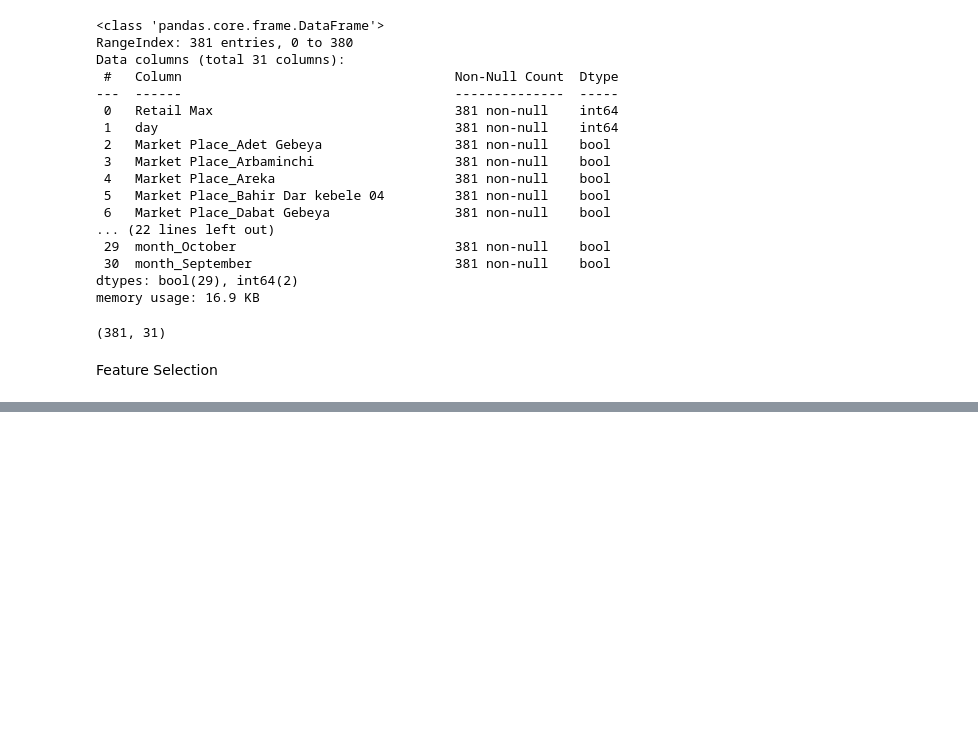
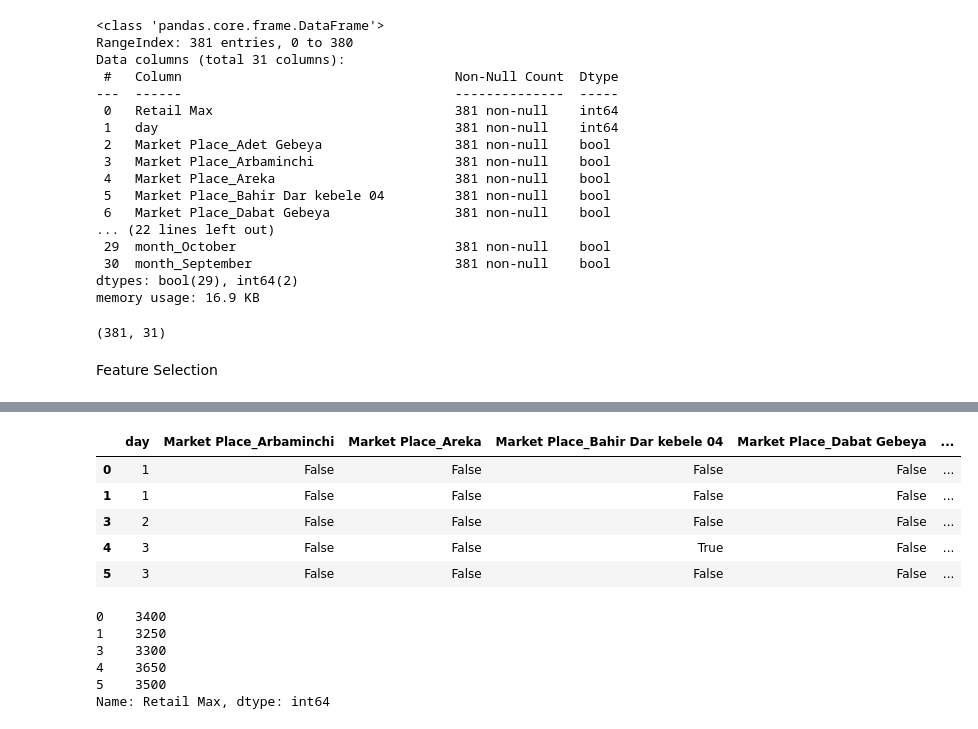
Before and after one commit to muez504/Dan-Project-, a Jupyter notebook: Dan Project .ipynb, the cells around one changed output, grey strips where cells are left out. Cells and saved outputs as stored; diff of their text form; code cells hidden in the pictures; blank space fills up the shorter version.

```diff
--- a/Dan Project .ipynb
+++ b/Dan Project .ipynb
@@ -670,0 +701,19 @@ Feature Selection
+# %%
+x.head()
+# %% [output]
+|  | day | Market Place_Arbaminchi | Market Place_Areka | Market Place_Bahir Dar kebele 04 | Market Place_Dabat Gebeya | ... |
+| 0 | 1 | False | False | False | False | ... |
+| 1 | 1 | False | False | False | False | ... |
+| 3 | 2 | False | False | False | False | ... |
+| 4 | 3 | False | False | True | False | ... |
+| 5 | 3 | False | False | False | False | ... |
+# %%
+y = data_train.iloc[:, 0]# if the 0 is 1 , doesn't indicate the uotpute
+y.head()
+# %% [output]
+0    3400
+1    3250
+3    3300
+4    3650
+5    3500
+Name: Retail Max, dtype: int64
```
Also changed, not shown: parts of 18 cells of this notebook.
